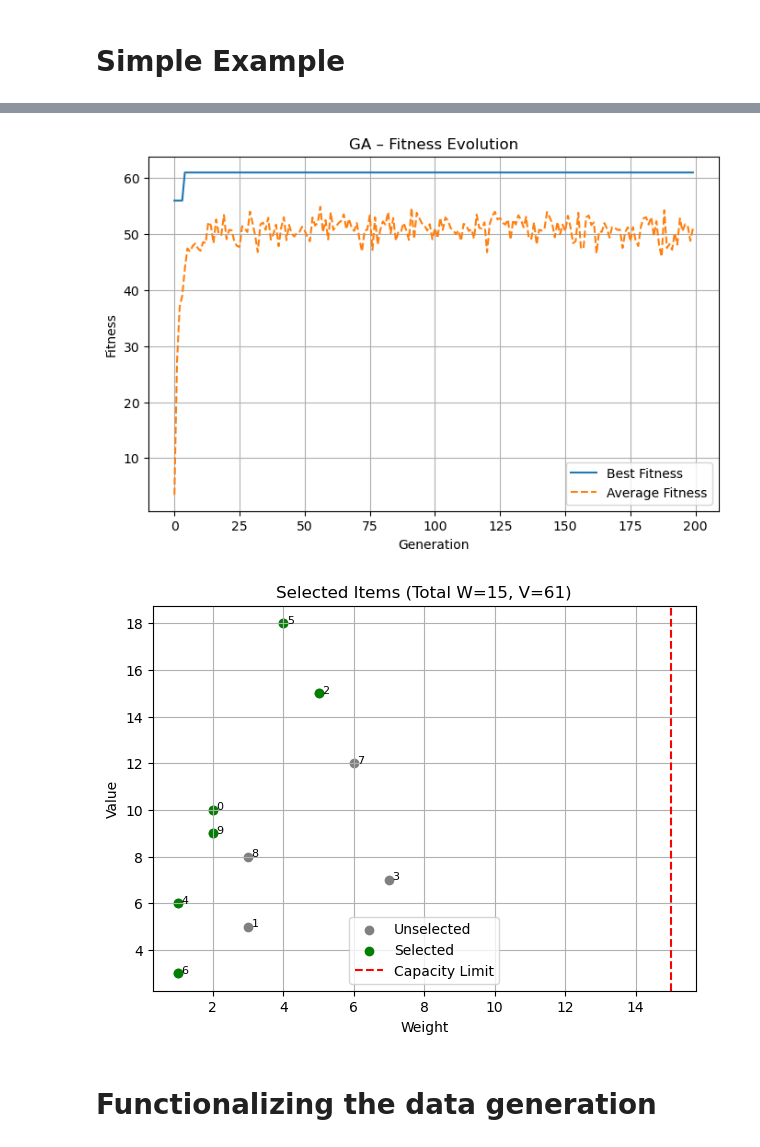
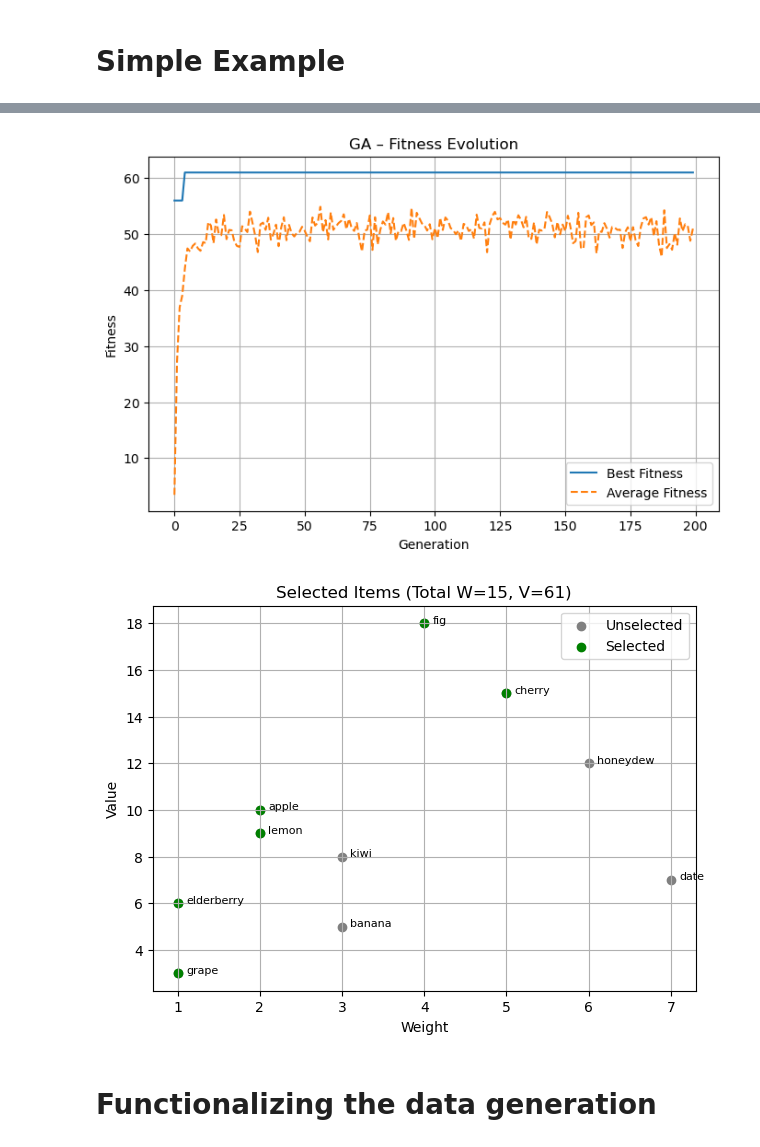
Before and after one commit to haarmeggido/evolutionary-knapsack-problem, a Jupyter notebook: src/Evolutionary_Algorithms_Knapsack_problem.ipynb, the cells around one changed output, grey strips where cells are left out. Drawn from its saved outputs; the diff is of its cells as text; code cells hidden in the pictures.

```diff
--- a/src/Evolutionary_Algorithms_Knapsack_problem.ipynb
+++ b/src/Evolutionary_Algorithms_Knapsack_problem.ipynb
@@ -4,11 +4,12 @@ import matplotlib.pyplot as plt
 import random
 # %%
 class KnapsackProblem:
-    def __init__(self, values, weights, capacity):
+    def __init__(self, values, weights, capacity, names=None):
         self.values = np.array(values)
         self.weights = np.array(weights)
         self.capacity = capacity
         self.n_items = len(values)
+        self.names = names
 
     def fitness(self, individual):
         """Fitness with penalty for exceeding capacity."""
@@ -126,8 +127,11 @@ class GeneticAlgorithm:
         plt.scatter(weights, values, color='gray', label='Unselected')
         plt.scatter(weights[selected], values[selected], color='green', label='Selected')
         for i, (w, v) in enumerate(zip(weights, values)):
-            plt.text(w + 0.1, v, str(i), fontsize=8)
-        plt.axvline(self.problem.capacity, color='red', linestyle='--', label='Capacity Limit')
+            if self.problem.names:
+                plt.text(w + 0.1, v, self.problem.names[i], fontsize=8)
+            else:
+                plt.text(w + 0.1, v, str(i), fontsize=8)
+        # plt.axvline(self.problem.capacity, color='red', linestyle='--', label='Capacity Limit') # Commented out to reduce clutter
         plt.title(f"Selected Items (Total W={self.best_weight}, V={self.best_value})")
         plt.xlabel("Weight")
         plt.ylabel("Value")
@@ -139,9 +143,10 @@ class GeneticAlgorithm:
 # %%
 values_simple = np.array([10, 5, 15, 7, 6, 18, 3, 12, 8, 9])
 weights_simple = np.array([2, 3, 5, 7, 1, 4, 1, 6, 3, 2])
+names_simple = ['apple', 'banana', 'cherry', 'date', 'elderberry', 'fig', 'grape', 'honeydew', 'kiwi', 'lemon']
 capacity_simple = 15
 # %%
-problem_simple = KnapsackProblem(values_simple, weights_simple, capacity_simple)
+problem_simple = KnapsackProblem(values_simple, weights_simple, capacity_simple, names_simple)
 
 ga = GeneticAlgorithm(
     problem_simple,
@@ -155,34 +160,34 @@ ga = GeneticAlgorithm(
 
 best_ind, best_val, best_wt = ga.train(verbose=True)
 
 print("\n Best Solution Found")
 print("Chromosome:", best_ind)
 print("Total Value:", best_val)
 print("Total Weight:", best_wt)
 
 # Visualization
 ga.plot_fitness()
 ga.plot_items()
 # %% [output]
 Gen 000 | Best: 56.00 | Avg: 3.45
 Gen 010 | Best: 61.00 | Avg: 47.02
 Gen 020 | Best: 61.00 | Avg: 49.10
 Gen 030 | Best: 61.00 | Avg: 51.95
 Gen 040 | Best: 61.00 | Avg: 47.85
 Gen 050 | Best: 61.00 | Avg: 50.60
 Gen 060 | Best: 61.00 | Avg: 53.88
 Gen 070 | Best: 61.00 | Avg: 51.99
 Gen 080 | Best: 61.00 | Avg: 52.26
 Gen 090 | Best: 61.00 | Avg: 48.96
 Gen 100 | Best: 61.00 | Avg: 51.08
 Gen 110 | Best: 61.00 | Avg: 48.80
 ... (9 lines left out)
  Best Solution Found
 Chromosome: [1 0 1 0 1 1 1 0 0 1]
 Total Value: 61
 Total Weight: 15
 [figure]
-[figure, old version]
+[figure, new version]
 # %% [markdown]
 # Functionalizing the data generation
 # %%
```
Also changed, not shown: parts of 3 cells of this notebook, 6 other files.
